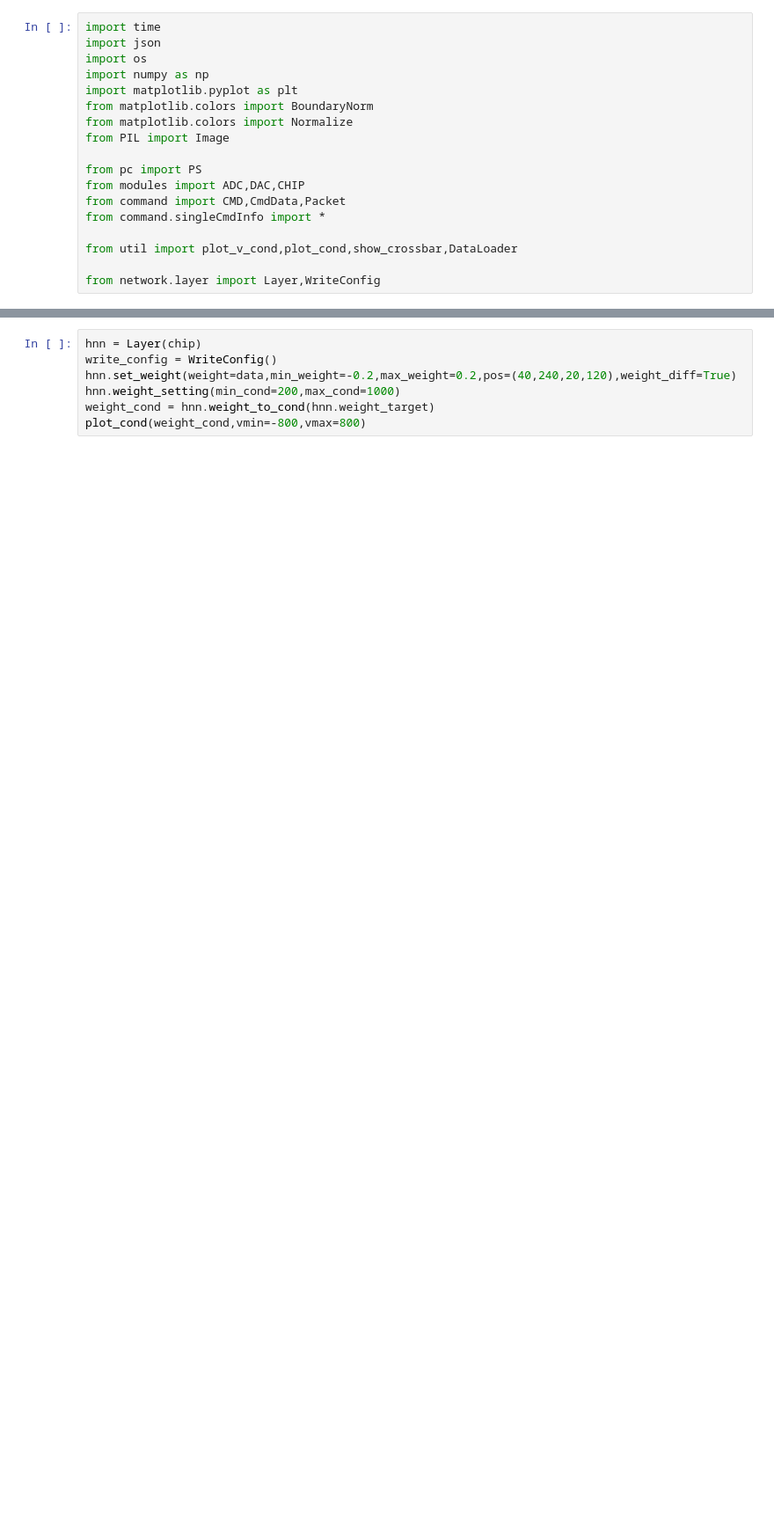
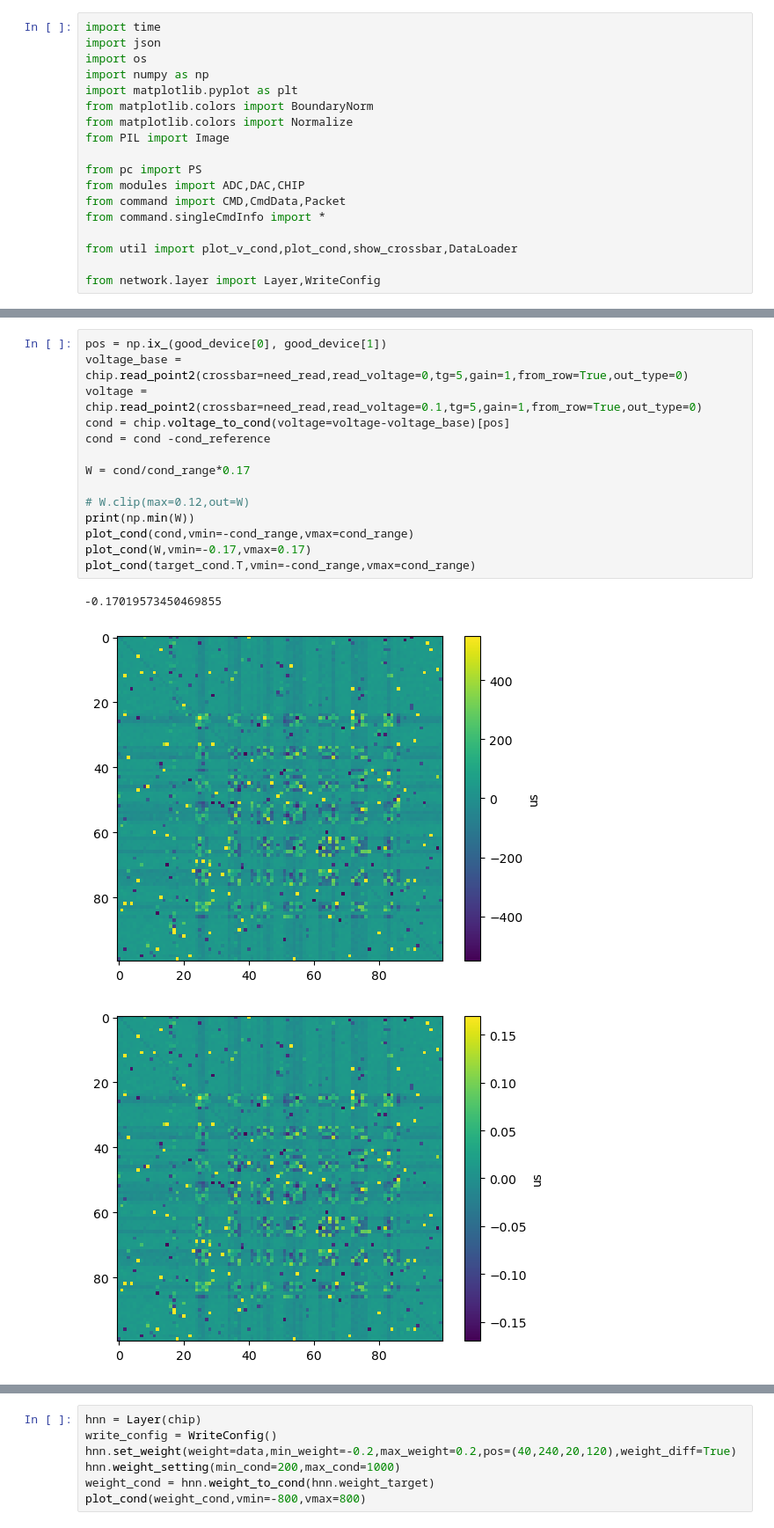
Before and after one commit to bei-meng/host_computer, a Jupyter notebook: hminst.ipynb, the cells around one changed output, grey strips where cells are left out. Shown at 88% size. Drawn from its saved outputs; the diff is of its cells as text; blank space fills up the shorter version.

```diff
--- a/hminst.ipynb
+++ b/hminst.ipynb
@@ -122,0 +196,18 @@ for i in range(20):
+# %%
+pos = np.ix_(good_device[0], good_device[1])
+voltage_base = chip.read_point2(crossbar=need_read,read_voltage=0,tg=5,gain=1,from_row=True,out_type=0)
+voltage = chip.read_point2(crossbar=need_read,read_voltage=0.1,tg=5,gain=1,from_row=True,out_type=0)
+cond = chip.voltage_to_cond(voltage=voltage-voltage_base)[pos]
+cond = cond -cond_reference
+
+W = cond/cond_range*0.17
+
+# W.clip(max=0.12,out=W)
+print(np.min(W))
+plot_cond(cond,vmin=-cond_range,vmax=cond_range)
+plot_cond(W,vmin=-0.17,vmax=0.17)
+plot_cond(target_cond.T,vmin=-cond_range,vmax=cond_range)
+# %% [output]
+-0.17019573450469855
+[figure, added]
+[figure, added]
```
Also changed, not shown: parts of 19 cells of this notebook, 16 other files.
